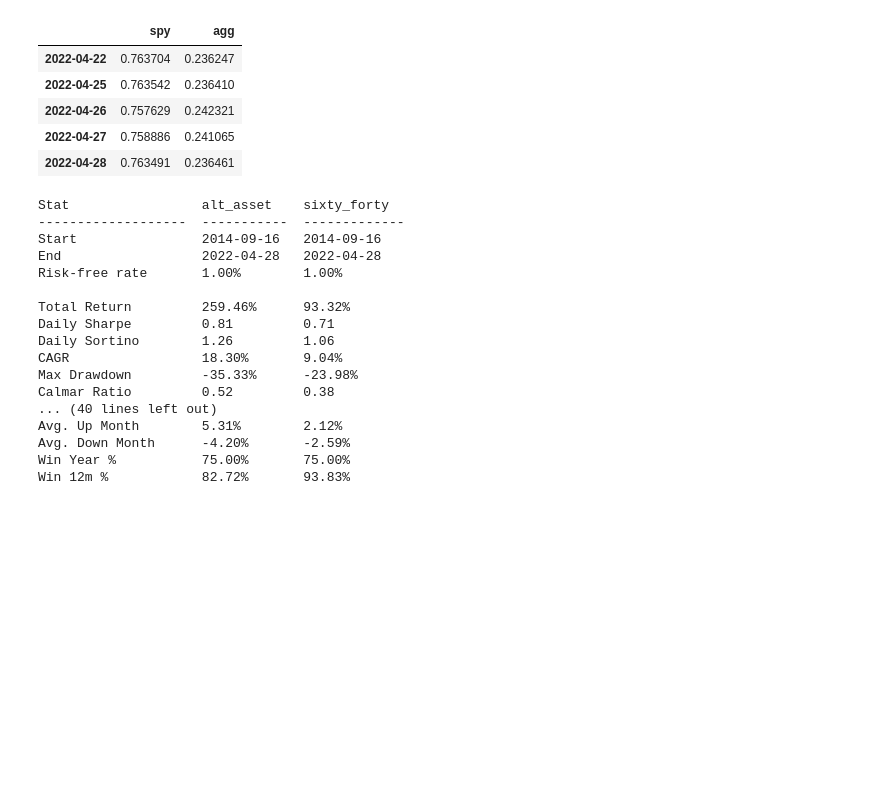
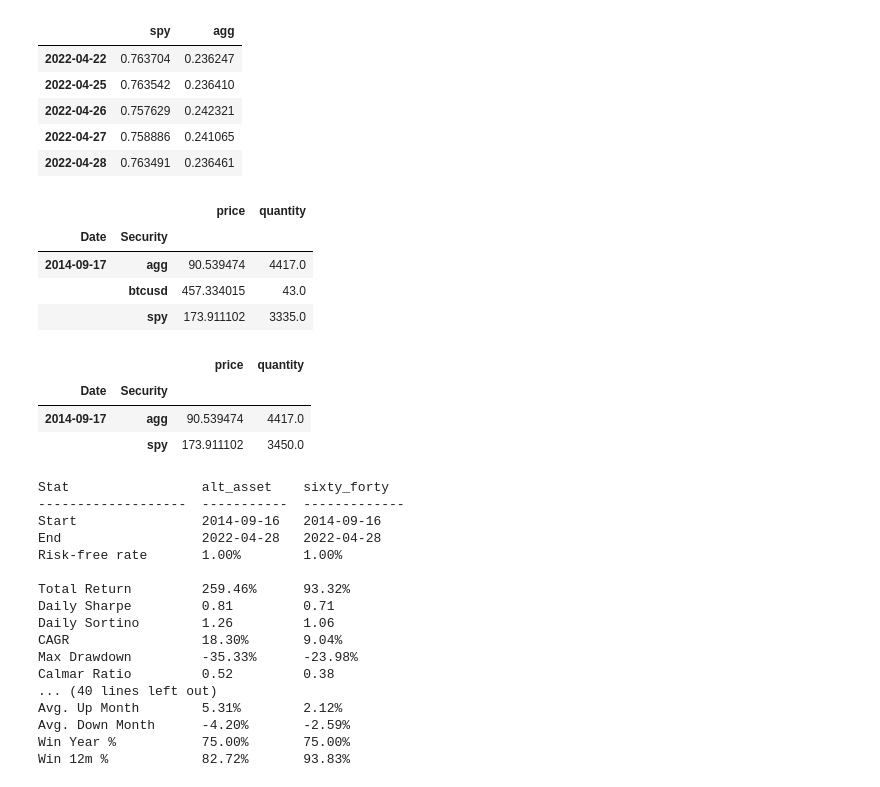
Before and after one commit to dbogatic/bt-backtest, a Jupyter notebook: bt_backtest.ipynb, the cells around one changed output. Drawn from its saved outputs; the diff is of its cells as text; code cells hidden in the pictures; blank space fills up the shorter version.

```diff
--- a/bt_backtest.ipynb
+++ b/bt_backtest.ipynb
@@ -132,6 +130,23 @@ res2.get_security_weights().tail()
 | 2022-04-26 | 0.757629 | 0.242321 |
 | 2022-04-27 | 0.758886 | 0.241065 |
 | 2022-04-28 | 0.763491 | 0.236461 |
+# %%
+# List of transactions - alt_asset
+res.get_transactions()
+# %% [output]
+|  |  | price | quantity |
+| Date | Security |  |  |
+| 2014-09-17 | agg | 90.539474 | 4417.0 |
+|  | btcusd | 457.334015 | 43.0 |
+|  | spy | 173.911102 | 3335.0 |
+# %%
+# List of transactions - sixty_forty
+res2.get_transactions()
+# %% [output]
+|  |  | price | quantity |
+| Date | Security |  |  |
+| 2014-09-17 | agg | 90.539474 | 4417.0 |
+|  | spy | 173.911102 | 3450.0 |
 # %%
 # Print strategy stats (set risk-free rate)
 res.set_riskfree_rate(0.01)
```
Also changed, not shown: parts of 5 cells of this notebook.
